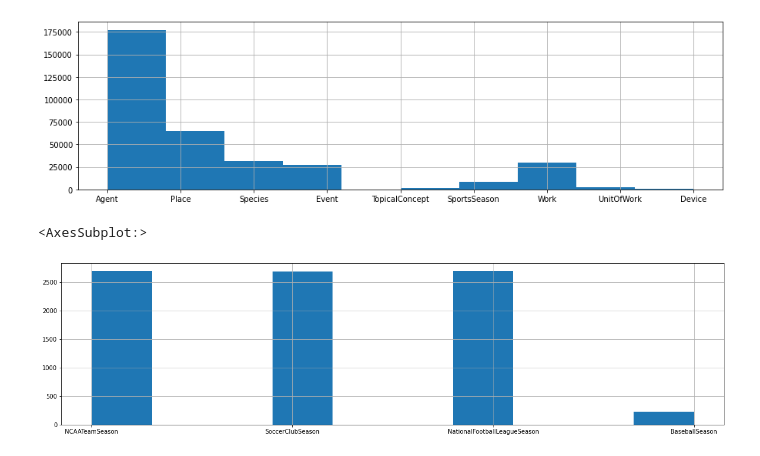
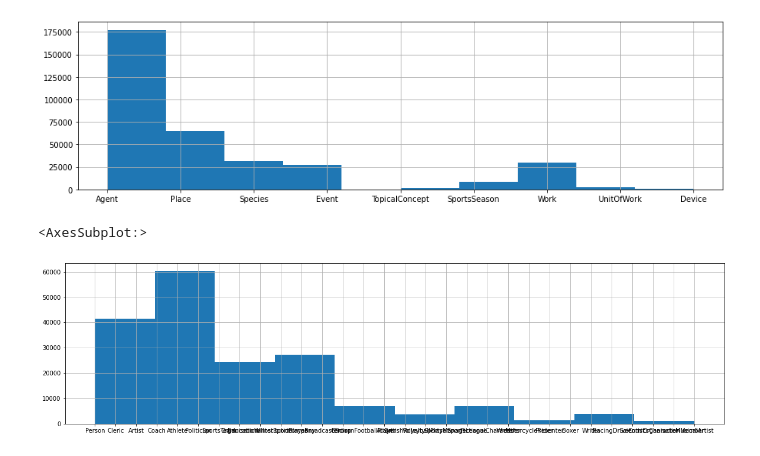
Before and after one commit to talvany/hierarchiclass, a Jupyter notebook: notebooks/Analyse data.ipynb, the cells around one changed output. Cells and saved outputs as stored; diff of their text form; code cells hidden in the pictures.

```diff
--- a/notebooks/Analyse data.ipynb
+++ b/notebooks/Analyse data.ipynb
@@ -49,8 +49,8 @@ df.l1.hist(figsize=(15,4))
 <AxesSubplot:>
 [figure]
 # %%
-df[df['l1'] == 'SportsSeason'].l3.hist(figsize=(20,5))
+df[df['l1'] == 'Agent'].l2.hist(figsize=(20,5))
 # %% [output]
 <AxesSubplot:>
-[figure, old version]
+[figure, new version]
 # %%
```
Also changed, not shown: parts of 17 cells of this notebook, 1 other file.
